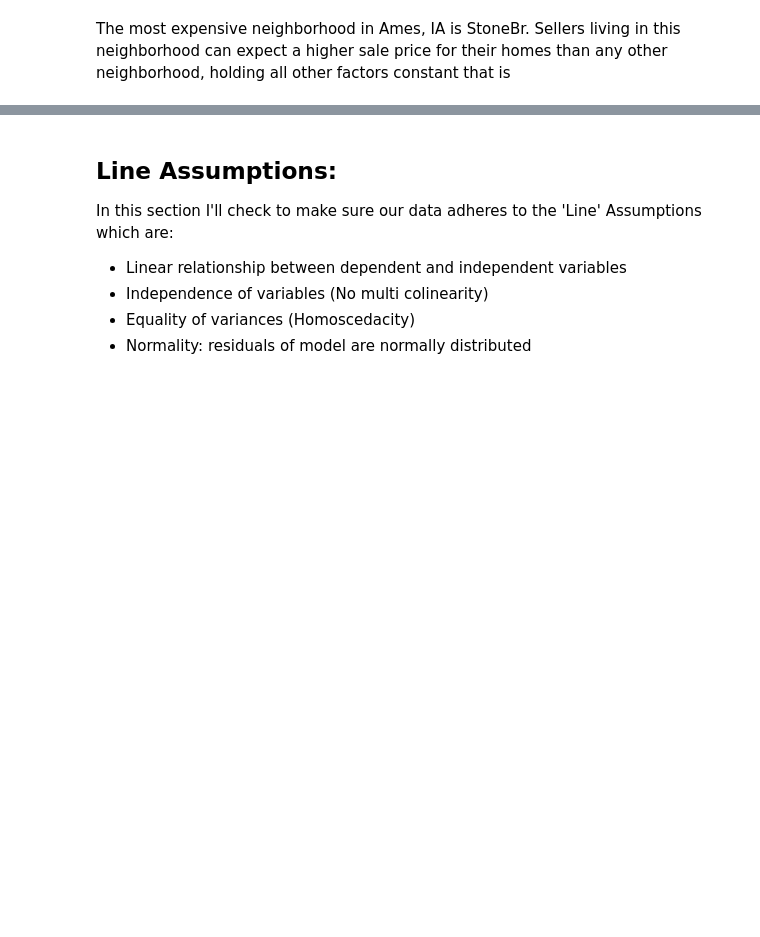
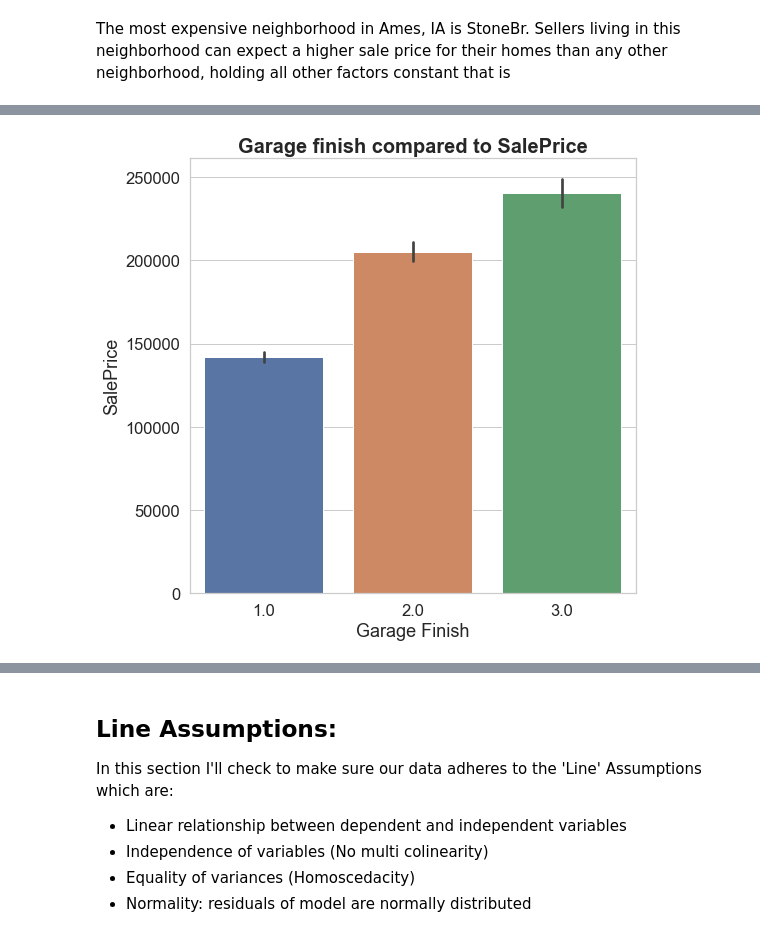
Before and after one commit to ianibogwu/Projects, a Jupyter notebook: GA-projects/01-Ames-housing/Cleaning_EDA.ipynb, the cells around one changed output, grey strips where cells are left out. Cells and saved outputs as stored; diff of their text form; code cells hidden in the pictures; blank space fills up the shorter version.

```diff
--- a/GA-projects/01-Ames-housing/Cleaning_EDA.ipynb
+++ b/GA-projects/01-Ames-housing/Cleaning_EDA.ipynb
@@ -357,0 +372,8 @@ As listed in the county files, an MS Sub class identifies the dwelling type of t
+# %%
+#how does garage finish affect Sale Price?
+plt.figure(figsize= (8,8))
+sns.set(font_scale= 1.5, style= 'whitegrid')
+sns.barplot(x ='Garage Finish', y = 'SalePrice', data = new_train)
+plt.title("Garage finish compared to SalePrice", fontsize = 20, weight = "bold");
+# %% [output]
+[figure, added]
```
Also changed, not shown: parts of 10 cells of this notebook, 6 other files.
